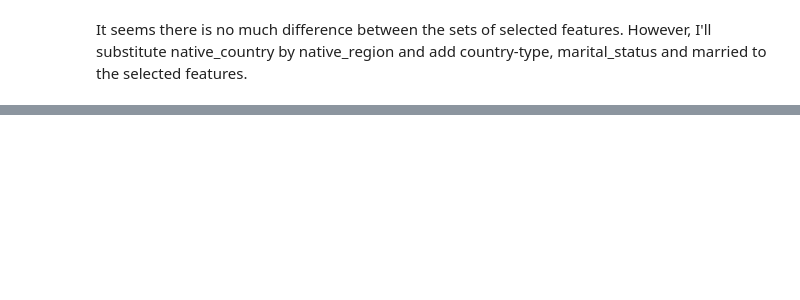
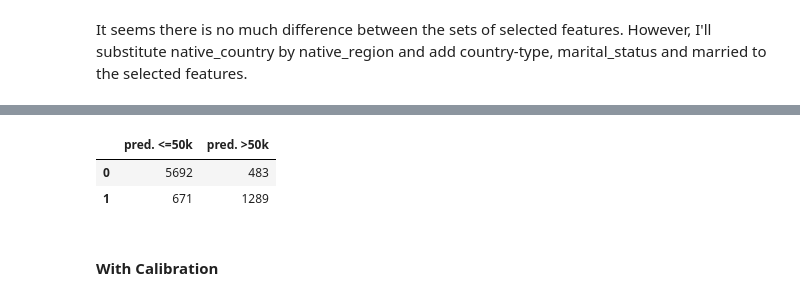
Before and after one commit to provezano/census-income-dataset, a Jupyter notebook: census-income.ipynb, the cells around one changed output, grey strips where cells are left out. Drawn from its saved outputs; the diff is of its cells as text; code cells hidden in the pictures; blank space fills up the shorter version.

```diff
--- a/census-income.ipynb
+++ b/census-income.ipynb
@@ -938,18 +943,18 @@ final_pipeline = Pipeline(steps=[('preprocessing', preprocessor), ('classifier',
 # %%
-param_grid = [
-    {'classifier': [LogisticRegression()],
+param_dist = [
+    {'classifier': [LogisticRegression(random_state=0)],
      'classifier__C': [0.001, 0.1, 1, 100]},
 
-    {'classifier': [Ridge()],
+    {'classifier': [Ridge(random_state=0)],
      'classifier__alpha': [0.001, 0.1, 1, 100]},
 
-    {'classifier': [Lasso()],
+    {'classifier': [Lasso(random_state=0)],
      'classifier__alpha': [0.001, 0.1, 1, 100]},
 
     {'classifier': [KNeighborsClassifier()],
      'classifier__n_neighbors': [1, 5, 7, 11, 13]},
 
-    {'classifier': [DecisionTreeClassifier()],
+    {'classifier': [DecisionTreeClassifier(random_state=0)],
     'classifier__criterion' : ['gini', 'entropy'],
     'classifier__max_depth' : [2, 4, 6, 8, 10],
     'classifier__min_samples_split' : [2, 4 , 6 , 8 ,10],
@@ -957,18 +962,20 @@ param_grid = [
     'classifier__splitter' : ['best', 'random'],
     'classifier__max_features' : ['auto', 'log2', None]},
 
-    {'classifier': [RandomForestClassifier()],
+    {'classifier': [RandomForestClassifier(random_state=0)],
     'classifier__n_estimators': [100, 400, 700, 1000],
     'classifier__max_depth': [2, 4, 6, 8, 10],
     'classifier__min_samples_split' : [2, 4 , 6 , 8 ,10],
     'classifier__min_samples_leaf' : [2, 4, 6, 8, 10],
     'classifier__max_features': ['auto', 'log2', None]},
 
-    {'classifier': [XGBClassifier()],
+    {'classifier': [XGBClassifier(random_state=0)],
+    'classifier__error_metric': ['aucpr'],
+    'classifier__use_label_encoder': ['False'],
     'classifier__n_estimators': [100, 400, 700, 1000],
     'classifier__max_depth': [2, 4, 6, 8, 10]},
 
-    {'classifier': [LGBMClassifier()],
+    {'classifier': [LGBMClassifier(random_state=0)],
     'classifier__n_estimators': [100, 400, 700, 1000],
     'classifier__max_depth': [2, 4, 6, 8, 10]}
 ]
@@ -976,11 +983,11 @@ param_grid = [
 #grid = GridSearchCV(final_pipeline, param_grid=param_grid, cv=5, n_jobs=-1, scoring='roc_auc')
 #grid.fit(X_train, y_train)
 
-grid = RandomizedSearchCV(final_pipeline, param_distributions=param_grid, cv=5, n_jobs=4, scoring='roc_auc')
-grid.fit(X_train, y_train)
+rs = RandomizedSearchCV(final_pipeline, param_distributions=param_dist, cv=5, n_jobs=4, scoring='f1_weighted', n_iter=30, random_state=0)
+rs.fit(X_train, y_train)
 
 print("Random-Search")
-print("Best parameters:", grid.best_params_)
-print("Best cross-validation score): {:.3f}".format(grid.best_score_))
+print("Best parameters:", rs.best_params_)
+print("Best cross-validation score): {:.3f}".format(rs.best_score_))
 # %% [output]
 Random-Search
@@ -1000,0 +1087,8 @@ weighted avg       0.86      0.87      0.86     32537
+# %%
+pd.DataFrame(confusion_matrix(y_test, model.predict(pre.transform(X_test))), columns=['pred. <=50k', 'pred. >50k'])
+# %% [output]
+|  | pred. <=50k | pred. >50k |
+| 0 | 5692 | 483 |
+| 1 | 671 | 1289 |
+# %% [markdown]
+#### With Calibration
```
Also changed, not shown: parts of 51 cells of this notebook.
